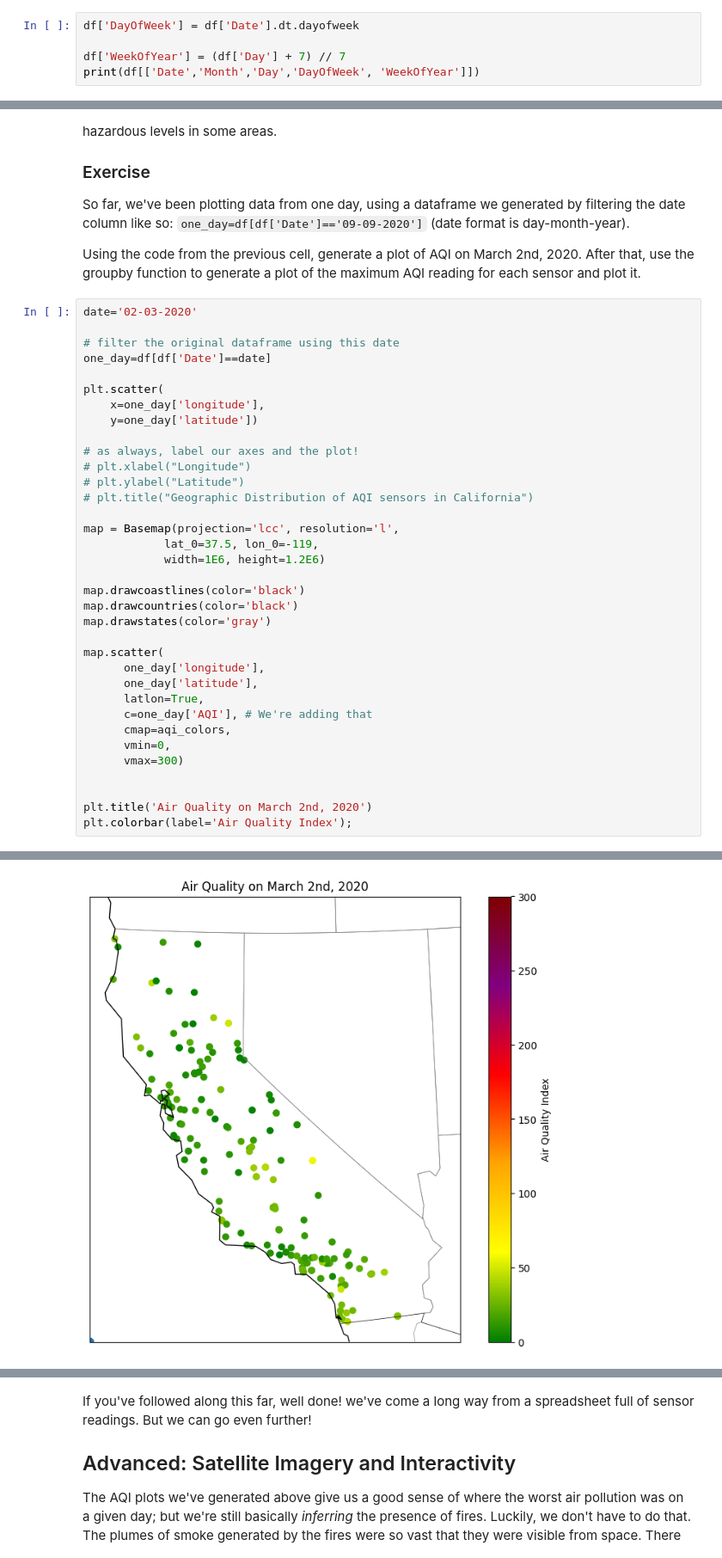
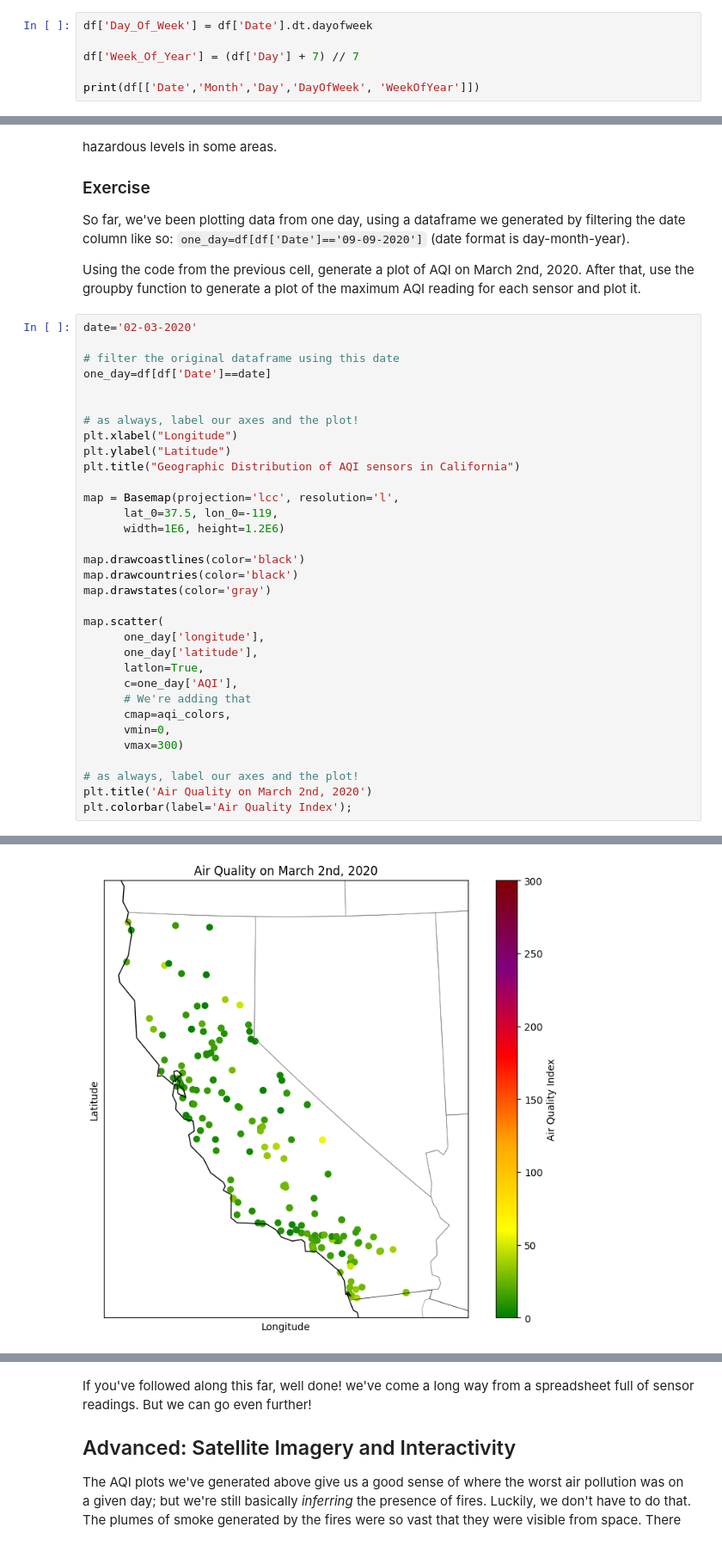
Before and after one commit to Kate823-jjj/QM-1, a Jupyter notebook: notebooks/W03. Spatial Data.ipynb, the cells around one changed output, grey strips where cells are left out. Shown at 86% size. Cells and saved outputs as stored; diff of their text form.

```diff
--- a/notebooks/W03. Spatial Data.ipynb
+++ b/notebooks/W03. Spatial Data.ipynb
@@ -112,9 +112,10 @@ When I print the new columns we've made ("Month" and "Day") next to the original
 
 [Here's](https://pandas.pydata.org/docs/reference/api/pandas.Series.dt.dayofyear.html) the documentation for the pandas function that allowed us to extract the day of year from the datetime column. Using the documentation on this page, create a new column in the dataframe that contains the week of year.
 # %%
-df['DayOfWeek'] = df['Date'].dt.dayofweek
+df['Day_Of_Week'] = df['Date'].dt.dayofweek
 
-df['WeekOfYear'] = (df['Day'] + 7) // 7
+df['Week_Of_Year'] = (df['Day'] + 7) // 7
+
 print(df[['Date','Month','Day','DayOfWeek', 'WeekOfYear']])
 # %% [output]
             Date  Month  Day  DayOfWeek  WeekOfYear
@@ -447,18 +448,15 @@ date='02-03-2020'
 # filter the original dataframe using this date
 one_day=df[df['Date']==date]
 
-plt.scatter(
-    x=one_day['longitude'],
-    y=one_day['latitude'])
 
 # as always, label our axes and the plot!
-# plt.xlabel("Longitude")
-# plt.ylabel("Latitude")
-# plt.title("Geographic Distribution of AQI sensors in California")
+plt.xlabel("Longitude")
+plt.ylabel("Latitude")
+plt.title("Geographic Distribution of AQI sensors in California")
 
 map = Basemap(projection='lcc', resolution='l',
-            lat_0=37.5, lon_0=-119,
-            width=1E6, height=1.2E6)
+      lat_0=37.5, lon_0=-119,
+      width=1E6, height=1.2E6)
 
 map.drawcoastlines(color='black')
 map.drawcountries(color='black')
@@ -468,12 +466,13 @@ map.scatter(
       one_day['longitude'],
       one_day['latitude'],
       latlon=True,
-      c=one_day['AQI'], # We're adding that
+      c=one_day['AQI'],
+      # We're adding that
       cmap=aqi_colors,
       vmin=0,
       vmax=300)
 
-
+# as always, label our axes and the plot!
 plt.title('Air Quality on March 2nd, 2020')
 plt.colorbar(label='Air Quality Index');
 # %% [output]
@@ -497,4 +479,4 @@ plt.colorbar(label='Air Quality Index');
-[figure, old version]
+[figure, new version]
 # %%
 sites = df.groupby(['Site ID','latitude','longitude'])['AQI'].max().reset_index()
 
```
Also changed, not shown: parts of 8 cells of this notebook.
